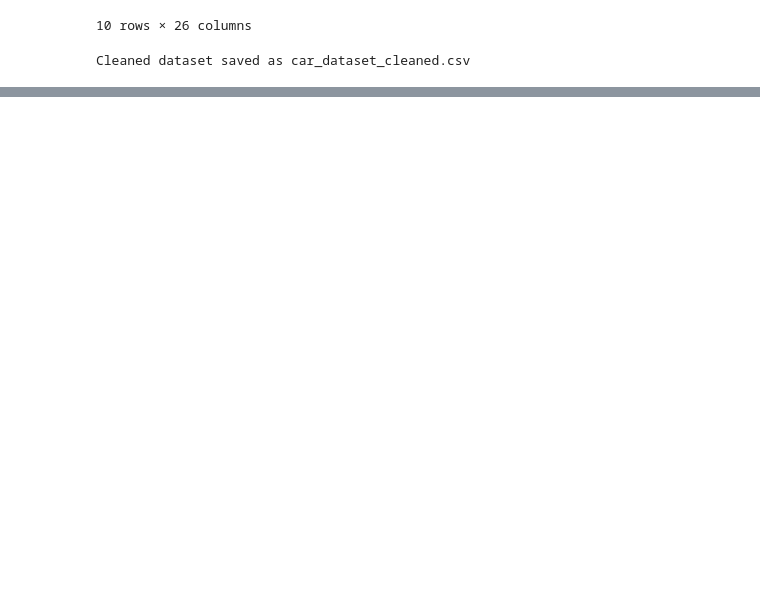
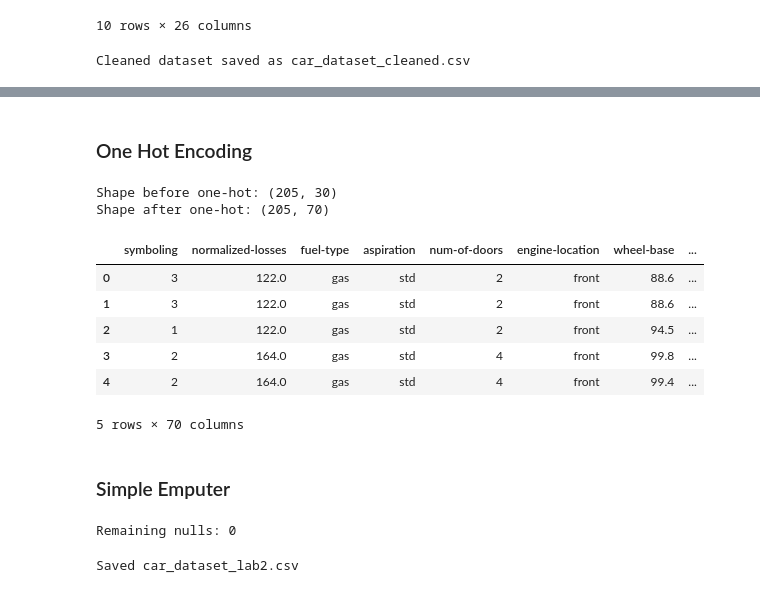
Before and after one commit to AfzalSurti/ML, a Jupyter notebook: Data_Cleaning.ipynb, the cells around one changed output, grey strips where cells are left out. Drawn from its saved outputs; the diff is of its cells as text; code cells hidden in the pictures; blank space fills up the shorter version.

```diff
--- a/Data_Cleaning.ipynb
+++ b/Data_Cleaning.ipynb
@@ -195,0 +214,11 @@ Cleaned dataset saved as car_dataset_cleaned.csv
+# %%
+word_to_num = {
+    "two": 2, "three": 3, "four": 4, "five": 5,
+    "six": 6, "eight": 8, "twelve": 12
+}
+
+df["num-of-doors"] = df["num-of-doors"].map(word_to_num).astype(int)
+df["num-of-cylinders"] = df["num-of-cylinders"].map(word_to_num).astype(int)
+
+print(df[["num-of-doors", "num-of-cylinders"]].dtypes)
+df[["num-of-doors", "num-of-cylinders"]].head()
@@ -195,0 +237,8 @@ Cleaned dataset saved as car_dataset_cleaned.csv
+# %%
+bins = [df["horsepower"].min() - 1, 100, 175, df["horsepower"].max() + 1]
+labels = ["Low", "Medium", "High"]
+
+df["horsepower-binned"] = pd.cut(df["horsepower"], bins=bins, labels=labels)
+
+print(df["horsepower-binned"].value_counts())
+df[["horsepower", "horsepower-binned"]].head()
@@ -195,0 +259,11 @@ Cleaned dataset saved as car_dataset_cleaned.csv
+# %%
+from sklearn.preprocessing import LabelEncoder
+
+label_cols = ["fuel-type", "aspiration", "engine-location"]
+le = LabelEncoder()
+
+for col in label_cols:
+    df[col + "-encoded"] = le.fit_transform(df[col])
+    print(f"{col}: {dict(zip(le.classes_, le.transform(le.classes_)))}")
+
+df[label_cols + [c + '-encoded' for c in label_cols]].head()
@@ -195,0 +280,46 @@ Cleaned dataset saved as car_dataset_cleaned.csv
+# %% [markdown]
+### One Hot Encoding
+# %%
+onehot_cols = ["make", "body-style", "drive-wheels", "engine-type", "fuel-system"]
+
+df_encoded = pd.get_dummies(df, columns=onehot_cols, drop_first=False)
+
+print("Shape before one-hot:", df.shape)
+print("Shape after one-hot:", df_encoded.shape)
+df_encoded.head()
+# %% [output]
+Shape before one-hot: (205, 30)
+Shape after one-hot: (205, 70)
+|  | symboling | normalized-losses | fuel-type | aspiration | num-of-doors | engine-location | wheel-base | ... |
+| 0 | 3 | 122.0 | gas | std | 2 | front | 88.6 | ... |
+| 1 | 3 | 122.0 | gas | std | 2 | front | 88.6 | ... |
+| 2 | 1 | 122.0 | gas | std | 2 | front | 94.5 | ... |
+| 3 | 2 | 164.0 | gas | std | 4 | front | 99.8 | ... |
+| 4 | 2 | 164.0 | gas | std | 4 | front | 99.4 | ... |
+5 rows × 70 columns
+# %% [markdown]
+### Simple Emputer
+# %%
+from sklearn.impute import SimpleImputer
+
+raw = pd.read_csv("car_dataset.data", header=None, names=column_names, na_values="?")
+for col in ["normalized-losses", "bore", "stroke", "horsepower", "peak-rpm", "price"]:
+    raw[col] = pd.to_numeric(raw[col], errors="coerce")
+
+num_cols = raw.select_dtypes(include=[np.number]).columns
+cat_cols = raw.select_dtypes(include=["object"]).columns
+
+num_imputer = SimpleImputer(strategy="mean")
+raw[num_cols] = num_imputer.fit_transform(raw[num_cols])
+
+cat_imputer = SimpleImputer(strategy="most_frequent")
+raw[cat_cols] = cat_imputer.fit_transform(raw[cat_cols])
+
+print("Remaining nulls:", raw.isnull().sum().sum())
+# %% [output]
+Remaining nulls: 0
+# %%
+df_encoded.to_csv("car_dataset_lab2.csv", index=False)
+print("Saved car_dataset_lab2.csv")
+# %% [output]
+Saved car_dataset_lab2.csv
```
Also changed, not shown: parts of 8 cells of this notebook, 4 other files.
